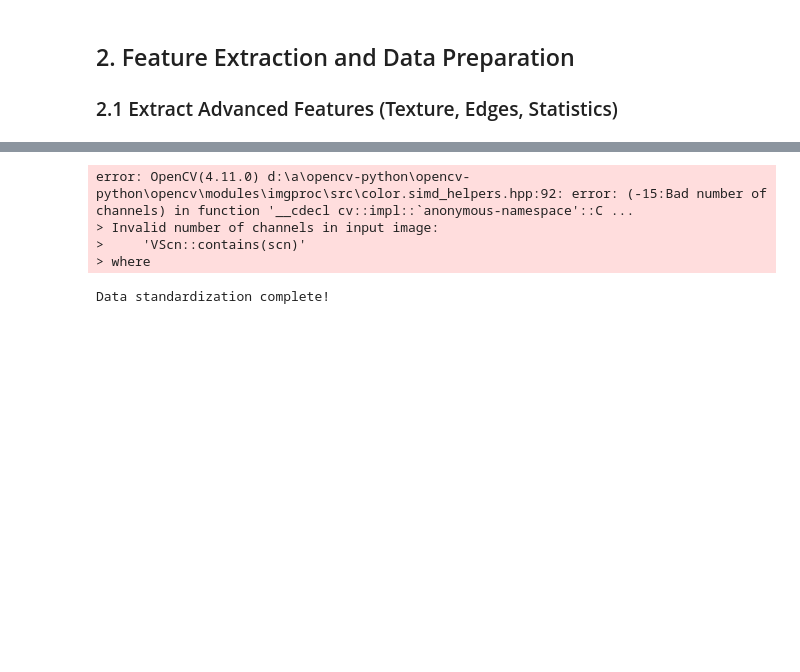
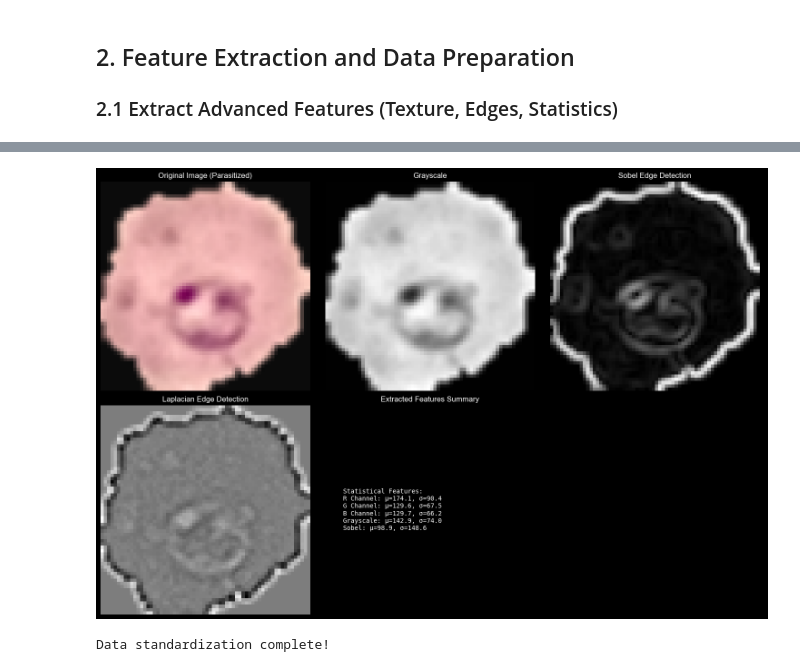
Before and after one commit to Adhamzineldin/ML_Project_New, a Jupyter notebook: Image/image.ipynb, the cells around one changed output, grey strips where cells are left out. Drawn from its saved outputs; the diff is of its cells as text; code cells hidden in the pictures; blank space fills up the shorter version.

```diff
--- a/Image/image.ipynb
+++ b/Image/image.ipynb
@@ -457,7 +462,12 @@ Test labels distribution: [19291 19291]
 # %%
 # Visualize extracted features for a sample image
-sample_idx = 0
-sample_img = X[sample_idx]
+# NOTE: X now contains features, not images, so we load a sample from disk
+sample_img_path = os.path.join(data_path, classes[0], os.listdir(os.path.join(data_path, classes[0]))[0])
+sample_img = cv2.imread(sample_img_path)
+sample_img = cv2.resize(sample_img, (IMG_SIZE, IMG_SIZE))
+sample_img = cv2.cvtColor(sample_img, cv2.COLOR_BGR2RGB)
+sample_img = preprocess_image(sample_img)
+
 gray = cv2.cvtColor(sample_img, cv2.COLOR_RGB2GRAY)
 
 # Calculate edge features
@@ -468,44 +478,41 @@ laplacian = cv2.Laplacian(gray, cv2.CV_64F)
 
 fig, axes = plt.subplots(2, 3, figsize=(15, 10))
 axes[0, 0].imshow(sample_img)
-axes[0, 0].set_title(f'Original Image ({classes[y[sample_idx]]})', fontsize=12)
+axes[0, 0].set_title(f'Original Image ({classes[0]})', fontsize=12)
 axes[0, 0].axis('off')
 
 axes[0, 1].imshow(gray, cmap='gray')
 axes[0, 1].set_title('Grayscale', fontsize=12)
 axes[0, 1].axis('off')
 
 axes[0, 2].imshow(sobel_magnitude, cmap='gray')
 axes[0, 2].set_title('Sobel Edge Detection', fontsize=12)
 axes[0, 2].axis('off')
 
 axes[1, 0].imshow(laplacian, cmap='gray')
 axes[1, 0].set_title('Laplacian Edge Detection', fontsize=12)
 axes[1, 0].axis('off')
 
 # Show statistical features
 stats_text = f"""
 Statistical Features:
 R Channel: μ={np.mean(sample_img[:,:,0]):.1f}, σ={np.std(sample_img[:,:,0]):.1f}
 G Channel: μ={np.mean(sample_img[:,:,1]):.1f}, σ={np.std(sample_img[:,:,1]):.1f}
 B Channel: μ={np.mean(sample_img[:,:,2]):.1f}, σ={np.std(sample_img[:,:,2]):.1f}
 Grayscale: μ={np.mean(gray):.1f}, σ={np.std(gray):.1f}
 Sobel: μ={np.mean(sobel_magnitude):.1f}, σ={np.std(sobel_magnitude):.1f}
 """
 axes[1, 1].text(0.1, 0.5, stats_text, fontsize=10, verticalalignment='center',
                 family='monospace', transform=axes[1, 1].transAxes)
 axes[1, 1].axis('off')
 axes[1, 1].set_title('Extracted Features Summary', fontsize=12)
 
 axes[1, 2].axis('off')
 
 plt.tight_layout()
 plt.show()
 # %% [output]
-error: OpenCV(4.11.0) d:\a\opencv-python\opencv-python\opencv\modules\imgproc\src\color.simd_helpers.hpp:92: error: (-15:Bad number of channels) in function '__cdecl cv::impl::`anonymous-namespace'::C ...
-> Invalid number of channels in input image:
->     'VScn::contains(scn)'
-> where
+[figure, added]
 # %%
 ### 2.2 Standardize Features
 
```
Also changed, not shown: parts of 14 cells of this notebook.
